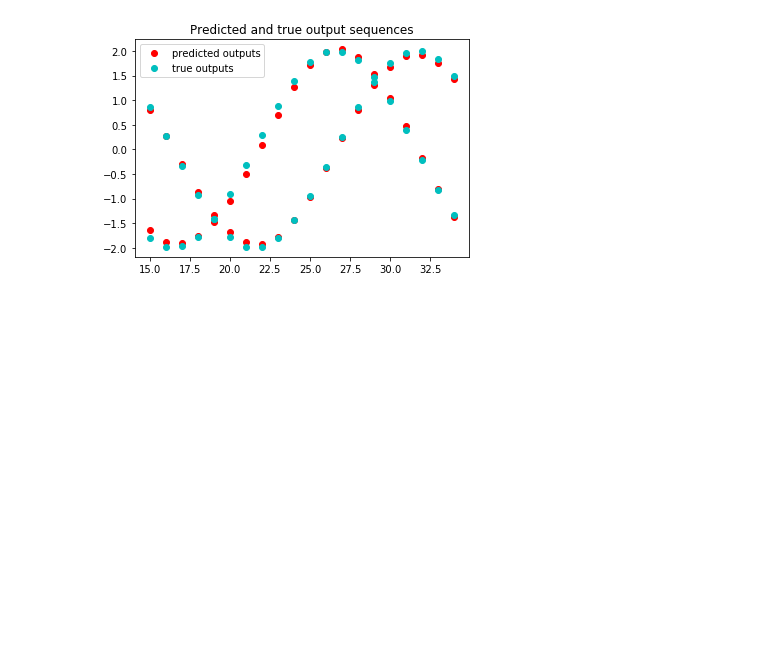
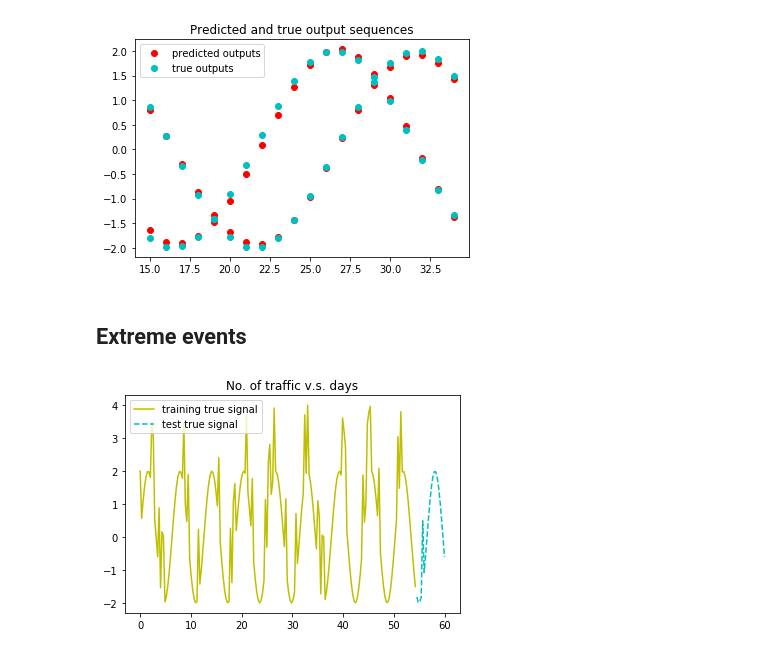
Before and after one commit to aaxwaz/Multivariate-Time-Series-forecast-using-seq2seq-in-TensorFlow, a Jupyter notebook: time_series_seq2seq.ipynb, the cells around one changed output. Cells and saved outputs as stored; diff of their text form; code cells hidden in the pictures; blank space fills up the shorter version.

Commit message:
add in extreme events case in notebook

```diff
--- a/time_series_seq2seq.ipynb
+++ b/time_series_seq2seq.ipynb
@@ -797,3 +797,26 @@ plt.legend(handles = [p1, t1], loc = 'upper left')
 plt.show()
 # %% [output]
 [figure]
+# %% [markdown]
+## Extreme events
+# %%
+x = np.linspace(0, 60, 210)
+y = 2 * np.sin(x)
+num_events_train = 40
+num_events_test = 1
+extreme_factor = 2
+np.random.seed(10)
+train_events_x = np.random.choice(range(190), num_events_train)
+test_events_x = np.random.choice(range(190, 210), num_events_test)
+y[train_events_x] += extreme_factor
+y[test_events_x] += extreme_factor
+
+plt.title('No. of traffic v.s. days')
+
+l1, = plt.plot(x[:190], y[:190], 'y', label = 'training true signal')
+l2, = plt.plot(x[190:], y[190:], 'c--', label = 'test true signal')
+
+plt.legend(handles = [l1, l2], loc = 'upper left')
+plt.show()
+# %% [output]
+[figure, added]
```
Also changed, not shown: parts of 15 cells of this notebook.
